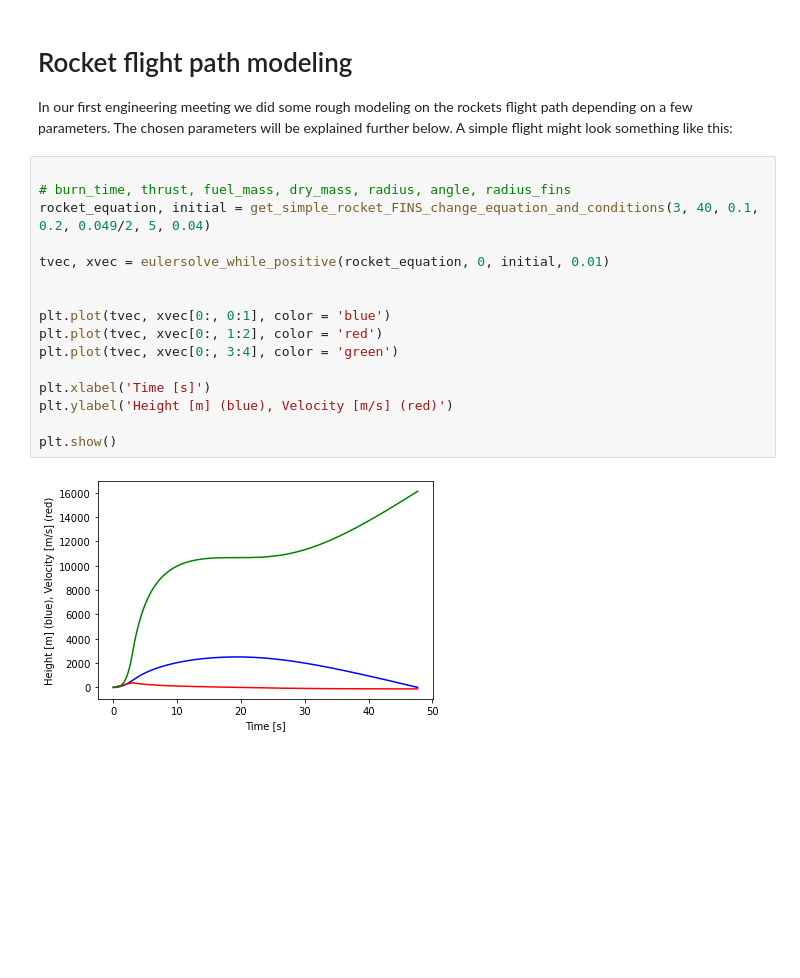
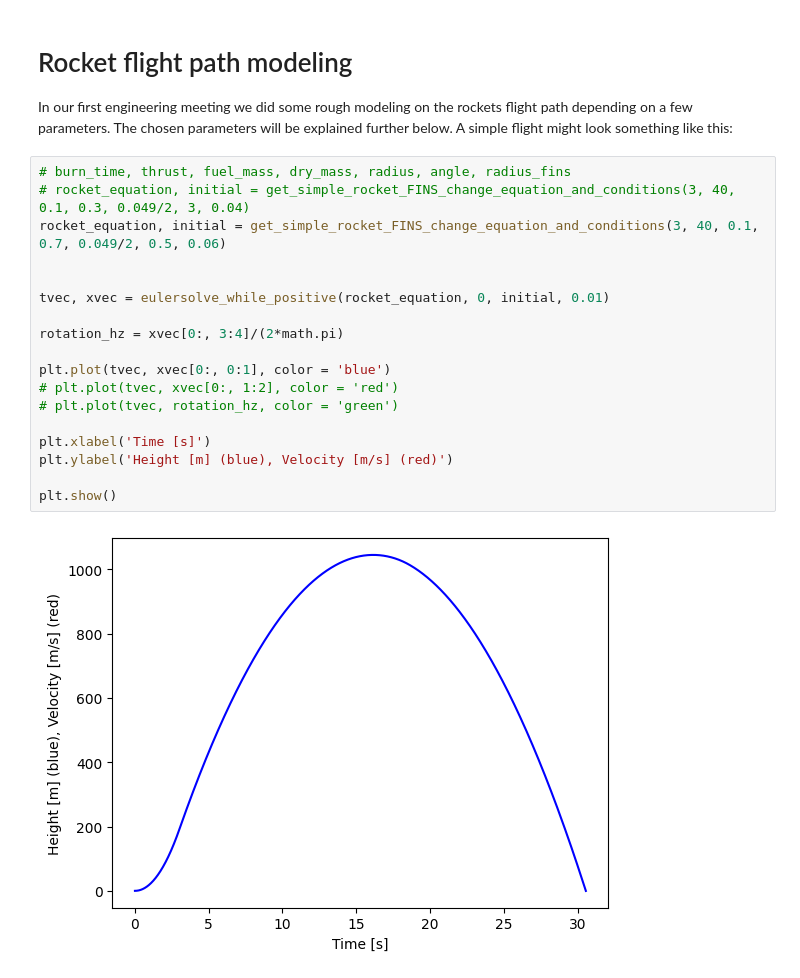
Before and after one commit to AberdeenRSS/PerformanceSimulation, a Jupyter notebook: first_meeting_draft.ipynb, the cells around one changed output. Cells and saved outputs as stored; diff of their text form; blank space fills up the shorter version.

```diff
--- a/first_meeting_draft.ipynb
+++ b/first_meeting_draft.ipynb
@@ -13,23 +13,25 @@ from helpers.simple_rocket_fins import get_simple_rocket_FINS_change_equation_an
 
 In our first engineering meeting we did some rough modeling on the rockets flight path depending on a few parameters. The chosen parameters will be explained further below. A simple flight might look something like this:
 # %%
+# burn_time, thrust, fuel_mass, dry_mass, radius, angle, radius_fins
+# rocket_equation, initial = get_simple_rocket_FINS_change_equation_and_conditions(3, 40, 0.1, 0.3, 0.049/2, 3, 0.04)
+rocket_equation, initial = get_simple_rocket_FINS_change_equation_and_conditions(3, 40, 0.1, 0.7, 0.049/2, 0.5, 0.06)
 
-# burn_time, thrust, fuel_mass, dry_mass, radius, angle, radius_fins
-rocket_equation, initial = get_simple_rocket_FINS_change_equation_and_conditions(3, 40, 0.1, 0.2, 0.049/2, 5, 0.04)
 
 tvec, xvec = eulersolve_while_positive(rocket_equation, 0, initial, 0.01)
 
+rotation_hz = xvec[0:, 3:4]/(2*math.pi)
 
 plt.plot(tvec, xvec[0:, 0:1], color = 'blue')
-plt.plot(tvec, xvec[0:, 1:2], color = 'red')
-plt.plot(tvec, xvec[0:, 3:4], color = 'green')
+# plt.plot(tvec, xvec[0:, 1:2], color = 'red')
+# plt.plot(tvec, rotation_hz, color = 'green')
 
 plt.xlabel('Time [s]')
 plt.ylabel('Height [m] (blue), Velocity [m/s] (red)')
 
 plt.show()
 # %% [output]
-[figure, old version]
+[figure, new version]
 # %% [markdown]
 # Rocket mass optimization
 
```
Also changed, not shown: parts of 2 cells of this notebook, 3 other files.
